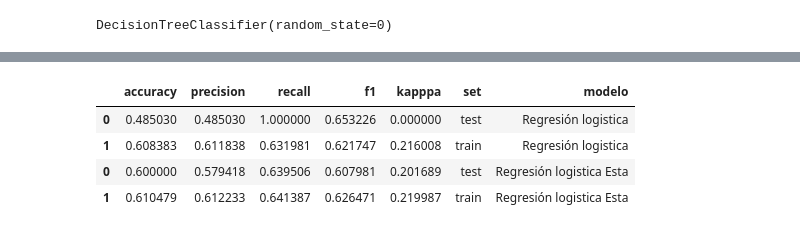
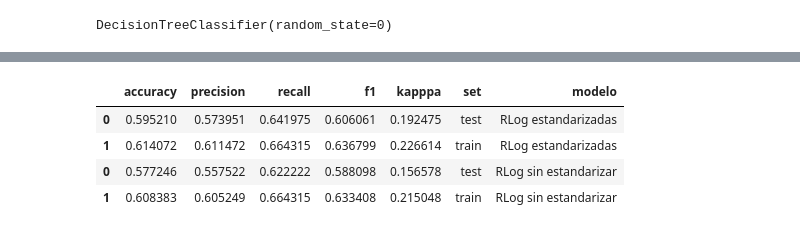
Before and after one commit to Adalab/Da-promoB-Modulo-3-Sprint-1-Lucia-Natalia, a Jupyter notebook: Regresion logística/Pair-Programming-Modulo3-Sprint1-5-Decission-Tree.ipynb, the cells around one changed output, grey strips where cells are left out. Saved outputs shown, nothing was run; the diff lists cells and outputs as text; code cells hidden in the pictures.

```diff
--- a/Regresion logística/Pair-Programming-Modulo3-Sprint1-5-Decission-Tree.ipynb
+++ b/Regresion logística/Pair-Programming-Modulo3-Sprint1-5-Decission-Tree.ipynb
@@ -179,12 +273,12 @@ df_decision_results
 # %%
 # si recodáis, en la clase de métricas guardamos en un csv los resultados de las métricas del modelo
 # vamos a cargar ese csv para comparar todos los modelos que hemos hecho, y comparar cuál de ellos es el mejor
 
-df_regresion_results = pd.read_csv("./Datos/resultados_regresion.csv", index_col = 0)
+df_regresion_results = pd.read_csv("./Datos/resultados_rlog.csv", index_col = 0)
 df_regresion_results
 # %% [output]
 |  | accuracy | precision | recall | f1 | kapppa | set | modelo |
-| 0 | 0.485030 | 0.485030 | 1.000000 | 0.653226 | 0.000000 | test | Regresión logistica |
-| 1 | 0.608383 | 0.611838 | 0.631981 | 0.621747 | 0.216008 | train | Regresión logistica |
-| 0 | 0.600000 | 0.579418 | 0.639506 | 0.607981 | 0.201689 | test | Regresión logistica Esta |
-| 1 | 0.610479 | 0.612233 | 0.641387 | 0.626471 | 0.219987 | train | Regresión logistica Esta |
+| 0 | 0.595210 | 0.573951 | 0.641975 | 0.606061 | 0.192475 | test | RLog estandarizadas |
+| 1 | 0.614072 | 0.611472 | 0.664315 | 0.636799 | 0.226614 | train | RLog estandarizadas |
+| 0 | 0.577246 | 0.557522 | 0.622222 | 0.588098 | 0.156578 | test | RLog sin estandarizar |
+| 1 | 0.608383 | 0.605249 | 0.664315 | 0.633408 | 0.215048 | train | RLog sin estandarizar |
```
Also changed, not shown: parts of 19 cells of this notebook, 22 other files.
